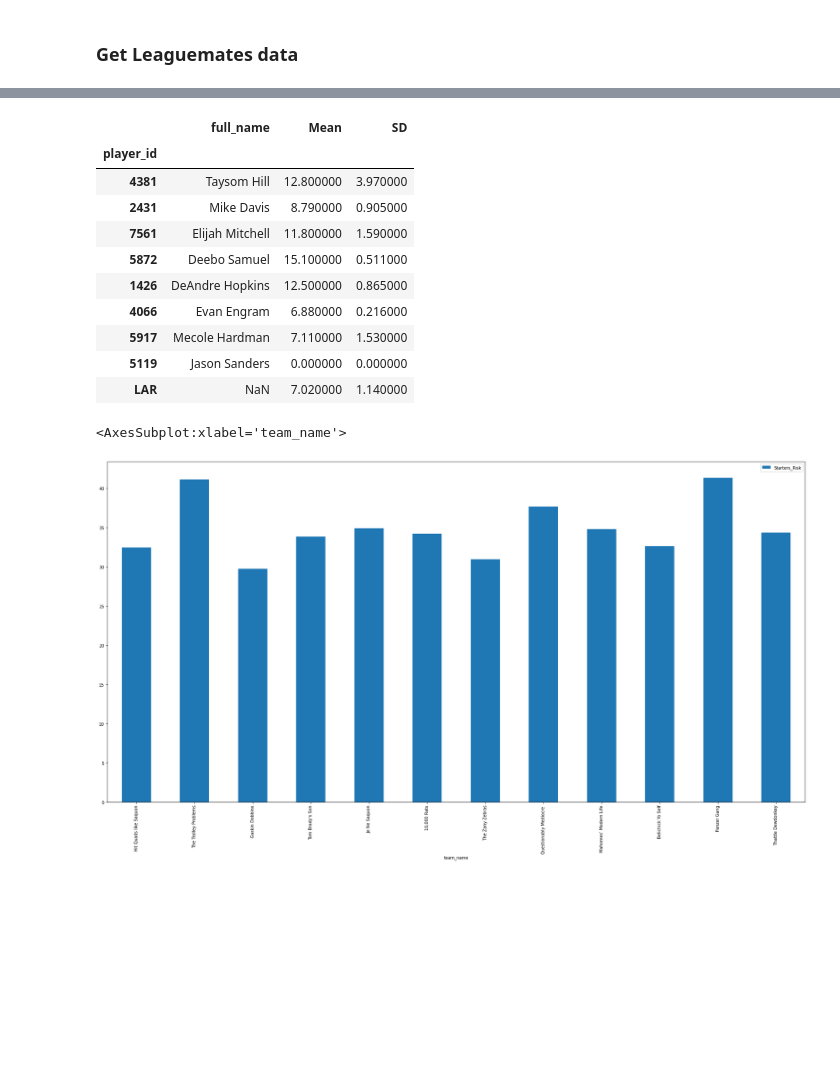
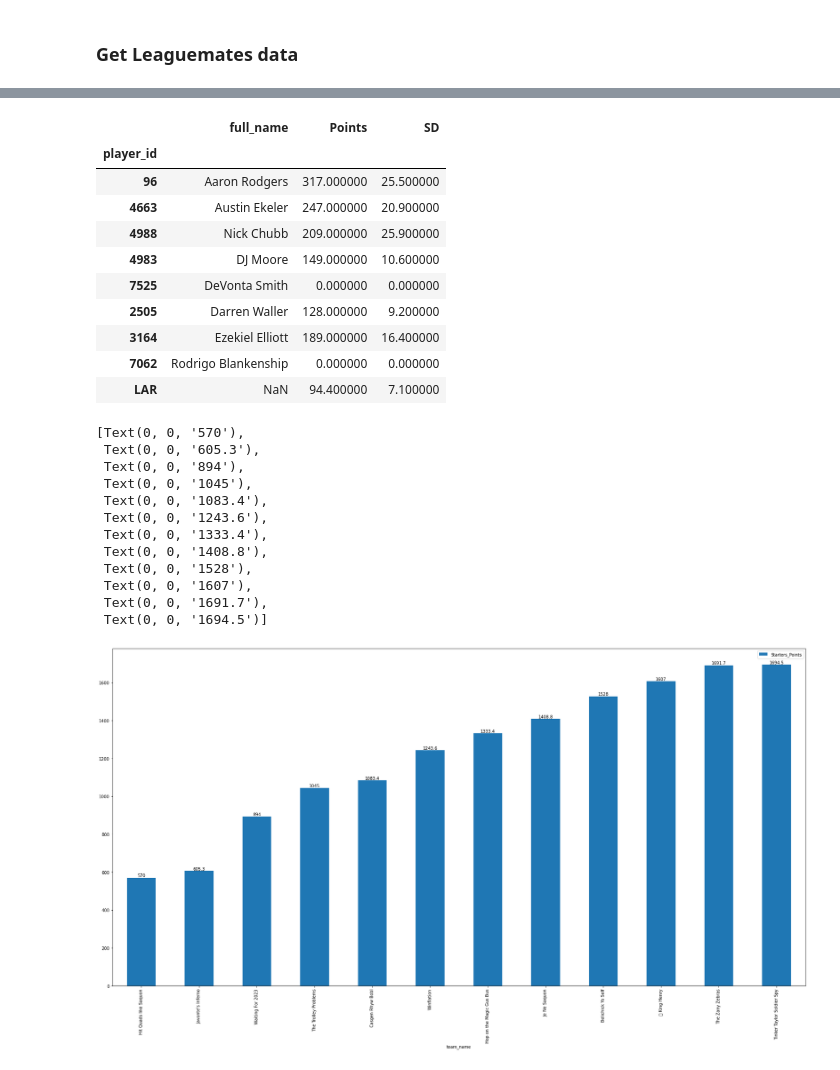
Before and after one commit to atran39/PokerstersFF, a Jupyter notebook: PokerstersFF.ipynb, the cells around one changed output, grey strips where cells are left out. Cells and saved outputs as stored; diff of their text form; code cells hidden in the pictures; blank space fills up the shorter version.

Commit message:
pretty graphs post draft

```diff
--- a/PokerstersFF.ipynb
+++ b/PokerstersFF.ipynb
@@ -63,11 +63,12 @@ from scipy.stats import norm
 import seaborn as sns
 from labellines import labelLine, labelLines
 
-league_id = 723630813350014976
+league_id = 852044618987085824
 league = League(league_id)
 players = Players()
 # players_df = pd.read_pickle('./sleeper_players.pkl')
 # ffa_proj_df = pd.read_pickle("./ffa_proj.pkl")
+plt.rcParams['figure.figsize'] = [30, 15]
 # %%
 # import player projection data from spreadsheet
 projection_file = '2022_projections/2022_season_ff_projection.txt'
@@ -140,6 +153,11 @@ rosters = league.get_rosters()
 rosters_df = pd.DataFrame(rosters)
 # if someone doesn't have a team name, use username
 rosters_df['team_name'] = rosters_df['owner_id'].apply(lambda x: users_df.loc[x]['metadata']['team_name'] if 'team_name' in users_df.loc[x]['metadata'] else users_df.loc[x]['display_name'])
+
+def get_bench(row):
+    return [x for x in row['players'] if x not in row['starters']]
+
+rosters_df['bench'] = rosters_df.apply(get_bench, axis=1)
 rosters_df.head()
 # %% [output]
 |  | taxi | starters | settings | roster_id | reserve | players | player_map | owner_id | metadata | league_id | ... |
@@ -150,0 +169,9 @@ rosters_df.head()
+# %%
+#  Post-draft VOR calculation
+rosters_df['Starters_VOR'] = rosters_df['starters'].apply(lambda s: sum(players_df.loc[[i for i in s if i != '0']]['VOR']))
+rosters_df['Bench_VOR'] = rosters_df['bench'].apply(lambda s: sum(players_df.loc[[i for i in s if i != '0']]['VOR']))
+rosters_df['Team_VOR'] = rosters_df['players'].apply(lambda s: sum(players_df.loc[[i for i in s if i != '0']]['VOR']))
+
+ax = rosters_df.sort_values('Team_VOR')[['Starters_VOR', 'Bench_VOR', 'team_name']].plot.bar(x='team_name', stacked=True)
+for container in ax.containers:
+    ax.bar_label(container)
@@ -151,7 +197,6 @@ rosters_df.head()
 # %%
-for col in ['Floor','Mean','Ceiling','Risk']:
+for col in ['Floor','Points','Ceiling','Uncertainty']:
     rosters_df['Starters_' + col] = rosters_df['starters'].apply(lambda s: sum(players_df.loc[[i for i in s if i != '0']][col]))
 
 rosters_df['Starters_Variance'] = rosters_df['starters'].apply(lambda s: sum(players_df.loc[[i for i in s if i != '0']]['SD']**2))
 rosters_df['Starters_SD'] = rosters_df['Starters_Variance']**(1/2)
-rosters_df
@@ -174,22 +203,34 @@ plt.rcParams['figure.figsize'] = [30, 15]
 # %%
-players_df.loc[[x for x in rosters_df.iloc[7]['starters'] if x != '0']].loc[:, ['full_name', 'Mean', 'SD']]
+players_df.loc[[x for x in rosters_df.iloc[7]['starters'] if x != '0']].loc[:, ['full_name', 'Points', 'SD']]
 # %% [output]
-|  | full_name | Mean | SD |
+|  | full_name | Points | SD |
 | player_id |  |  |  |
-| 4381 | Taysom Hill | 12.800000 | 3.970000 |
-| 2431 | Mike Davis | 8.790000 | 0.905000 |
-| 7561 | Elijah Mitchell | 11.800000 | 1.590000 |
-| 5872 | Deebo Samuel | 15.100000 | 0.511000 |
-| 1426 | DeAndre Hopkins | 12.500000 | 0.865000 |
-| 4066 | Evan Engram | 6.880000 | 0.216000 |
-| 5917 | Mecole Hardman | 7.110000 | 1.530000 |
-| 5119 | Jason Sanders | 0.000000 | 0.000000 |
-| LAR | NaN | 7.020000 | 1.140000 |
+| 96 | Aaron Rodgers | 317.000000 | 25.500000 |
+| 4663 | Austin Ekeler | 247.000000 | 20.900000 |
+| 4988 | Nick Chubb | 209.000000 | 25.900000 |
+| 4983 | DJ Moore | 149.000000 | 10.600000 |
+| 7525 | DeVonta Smith | 0.000000 | 0.000000 |
+| 2505 | Darren Waller | 128.000000 | 9.200000 |
+| 3164 | Ezekiel Elliott | 189.000000 | 16.400000 |
+| 7062 | Rodrigo Blankenship | 0.000000 | 0.000000 |
+| LAR | NaN | 94.400000 | 7.100000 |
 # %%
-rosters_df.plot.bar(x='team_name', y='Starters_Risk')
+ax = rosters_df.sort_values('Starters_Points').plot.bar(x='team_name', y='Starters_Points')
+ax.bar_label(ax.containers[0])
 # %% [output]
-<AxesSubplot:xlabel='team_name'>
+[Text(0, 0, '570'),
+ Text(0, 0, '605.3'),
+ Text(0, 0, '894'),
+ Text(0, 0, '1045'),
+ Text(0, 0, '1083.4'),
+ Text(0, 0, '1243.6'),
+ Text(0, 0, '1333.4'),
+ Text(0, 0, '1408.8'),
+ Text(0, 0, '1528'),
+ Text(0, 0, '1607'),
+ Text(0, 0, '1691.7'),
+ Text(0, 0, '1694.5')]
-[figure, old version]
+[figure, new version]
 # %%
 plt.rcParams['figure.figsize'] = [30, 15]
 fig, ax1 = plt.subplots()
```
Also changed, not shown: parts of 14 cells of this notebook.
